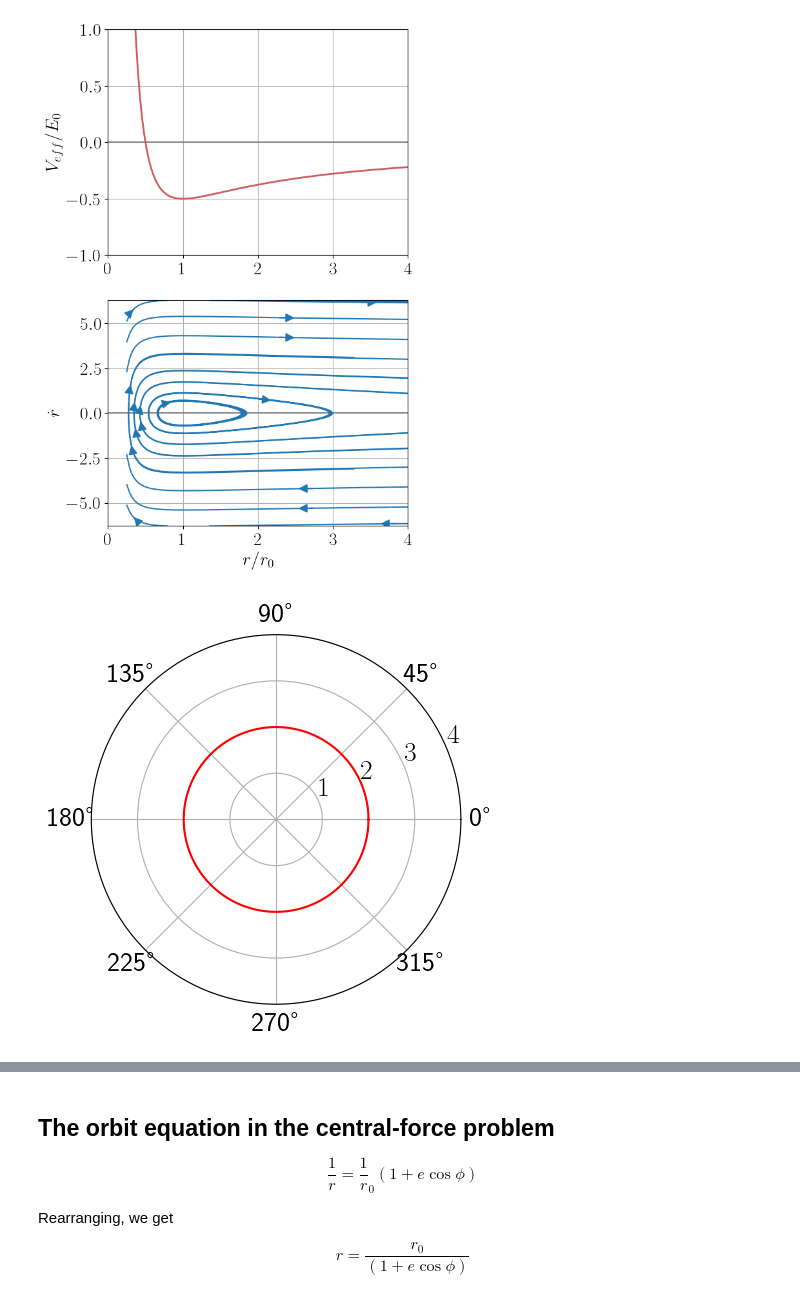
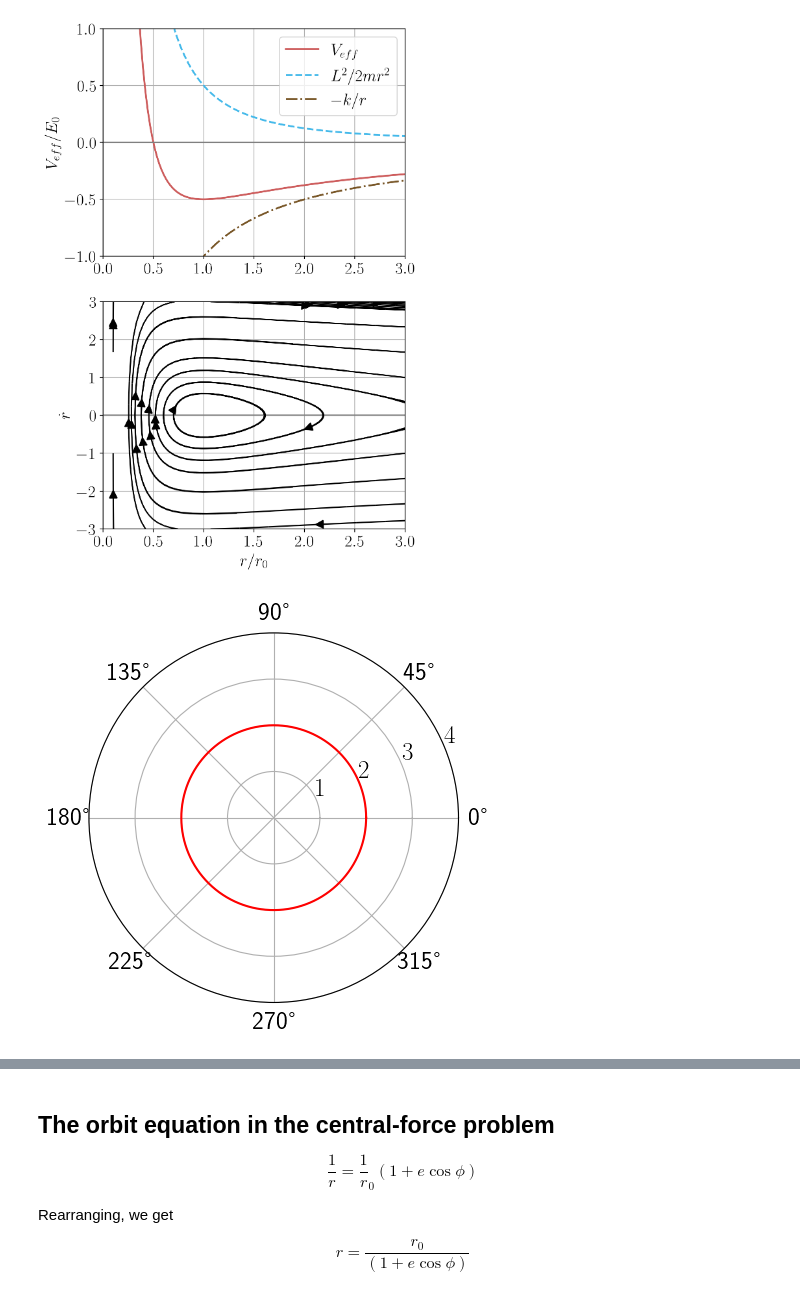
Before and after one commit to rajeshrinet/teaching, a Jupyter notebook: ex5-orbits-centralForce.ipynb, the cells around one changed output, grey strips where cells are left out. Drawn from its saved outputs; the diff is of its cells as text; code cells hidden in the pictures.

```diff
--- a/ex5-orbits-centralForce.ipynb
+++ b/ex5-orbits-centralForce.ipynb
@@ -1,31 +1,33 @@
 # %%
 import numpy as np
 import matplotlib.pyplot as plt
-plt.rcParams.update({'font.size': 20, "text.usetex": True,})
+plt.rcParams.update({'font.size': 18, "text.usetex": True,})
 # %%
-plt.figure(figsize=(6, 10), dpi=100)
+plt.figure(figsize=(6, 10), dpi=200)
 
 plt.subplot(211)
-xx=4;  x = np.linspace(.25,xx,128);
+xx0=0.1; xx=3;  x = np.linspace(xx0,xx,128);
 
-plt.plot(x, 1/(2*x*x) - 1/x, lw=2, color='indianred')
-plt.axvline(x=0, c="gray", label="x=0"); plt.axhline(y=0, c="gray", label="y=0")
+plt.plot(x, 1/(2*x*x) - 1/x, lw=2, color='indianred', label=r'$V_{eff}$')
+plt.plot(x, 1/(2*x*x), linestyle='dashed' , lw=2, color='#44B9EA', label=r'$L^2/2mr^2$')
+plt.plot(x,   - 1/x, linestyle='dashdot', lw=2, color='#785627', label=r'$-k/r$')
+plt.axvline(x=0, c="gray" ); plt.axhline(y=0, c="gray" )
 plt.ylabel(r'$V_{eff}/E_0$');
-plt.grid()
+plt.grid(); plt.legend()
 plt.ylim(-1,1); plt.xlim(0, xx)
 plt.subplot(212)
-Lx, Ly = 2*np.pi, 2*np.pi
-Np =64
-xG, dot_xG = np.meshgrid(np.linspace(0.25, Lx, Np), np.linspace(-Lx, Lx, Np))
+Lx, Ly = xx, 3*np.pi
+Np =100
+xG, dot_xG = np.meshgrid(np.linspace(xx0, Lx, Np), np.linspace(-Lx, Lx, Np))
 
 ddot_xG = 1/xG**3 - 1/xG
 
 plt.axvline(x=0, c="gray", label="x=0"); plt.axhline(y=0, c="gray", label="y=0")
-plt.streamplot(xG, dot_xG, dot_xG, ddot_xG,density=0.4, broken_streamlines=False, arrowsize=2);
+plt.streamplot(xG, dot_xG, dot_xG, ddot_xG,density=0.35, color='k',broken_streamlines=False, arrowsize=2);
 plt.xlabel(r'$r/r_0$'); plt.ylabel(r'$\dot r$');
 plt.xlim(0, xx); plt.grid()
 # %% [output]
-[figure, old version]
+[figure, new version]
 # %%
 N=512
 r = np.linspace(0, 16, N)
@@ -35,7 +37,7 @@ ax.plot(phi, r*0 + 2, 'r')
 
 ax.set_rmax(4); ax.grid(True)
 # %% [output]
-[figure, old version]
+[figure, new version]
 # %%
 N=512
 r = np.linspace(0, 16, N)
```
Also changed, not shown: parts of 9 cells of this notebook, 6 other files.
